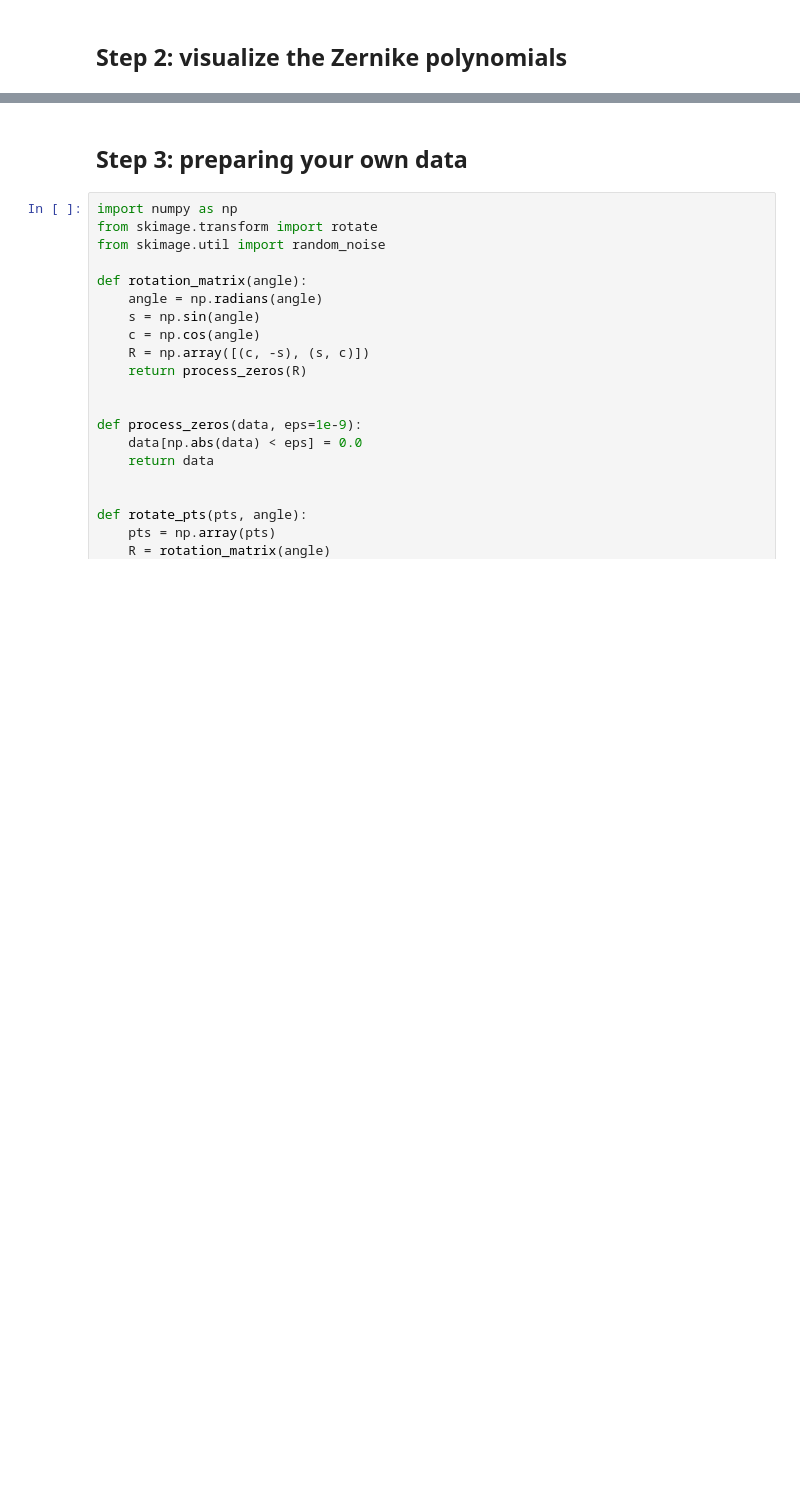
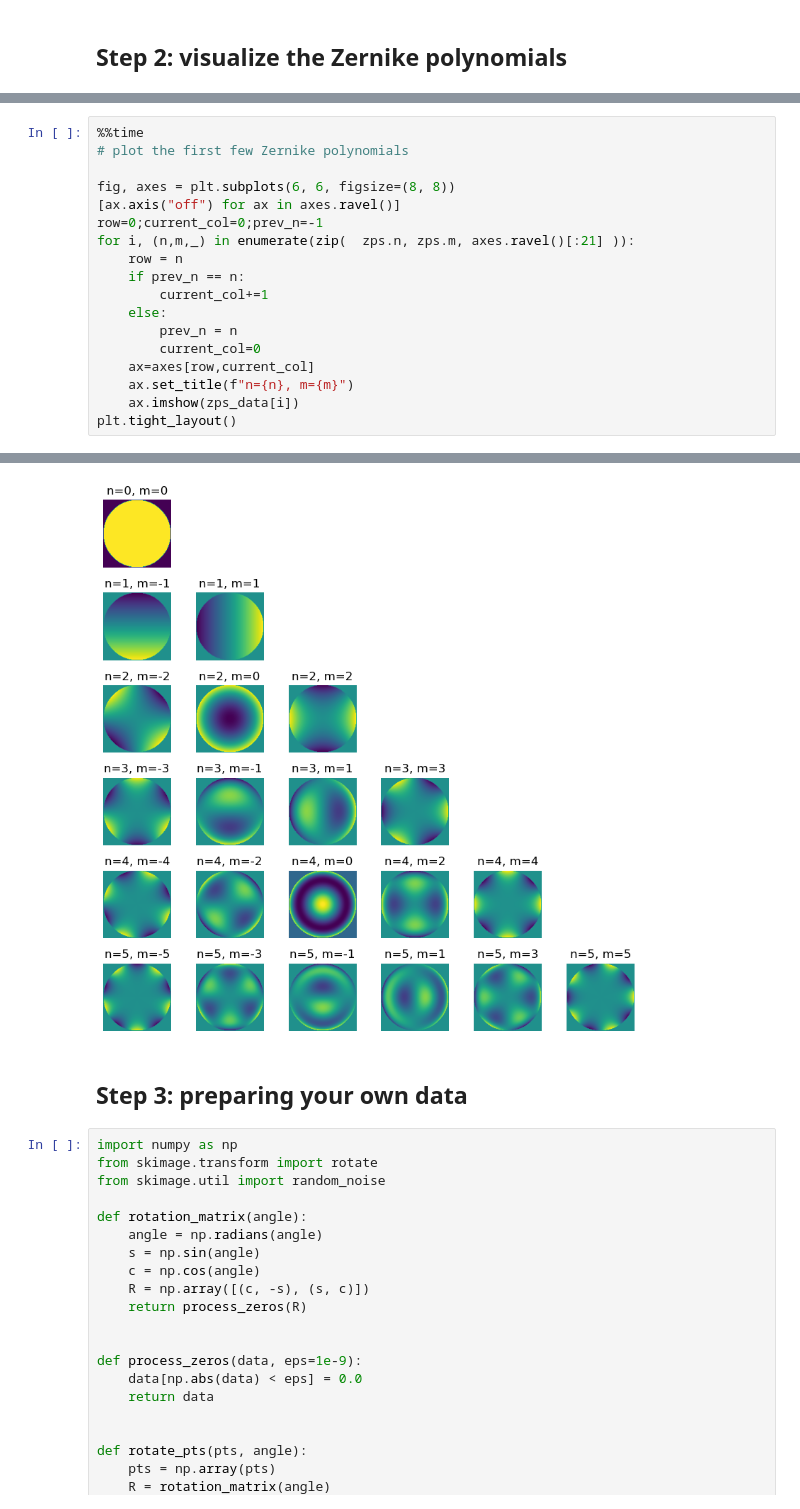
Before and after one commit to jiadongdan/motif-learn, a Jupyter notebook: notebooks/2 How to use ZPs.ipynb, the cells around one changed output, grey strips where cells are left out. Drawn from its saved outputs; the diff is of its cells as text; blank space fills up the shorter version.

```diff
--- a/notebooks/2 How to use ZPs.ipynb
+++ b/notebooks/2 How to use ZPs.ipynb
@@ -36,0 +55,19 @@ for i, ax in enumerate(axes.ravel()):
+# %%
+%%time
+# plot the first few Zernike polynomials
+
+fig, axes = plt.subplots(6, 6, figsize=(8, 8))
+[ax.axis("off") for ax in axes.ravel()]
+row=0;current_col=0;prev_n=-1
+for i, (n,m,_) in enumerate(zip(  zps.n, zps.m, axes.ravel()[:21] )):
+    row = n
+    if prev_n == n:
+        current_col+=1
+    else:
+        prev_n = n
+        current_col=0
+    ax=axes[row,current_col]
+    ax.set_title(f"n={n}, m={m}")
+    ax.imshow(zps_data[i])
+plt.tight_layout()
+# %% [output]
@@ -37,3 +76,4 @@ for i, ax in enumerate(axes.ravel()):
+[figure, added]
 # %% [markdown]
 ## Step 3: preparing your own data
 # %%
```
Also changed, not shown: parts of 4 cells of this notebook.
